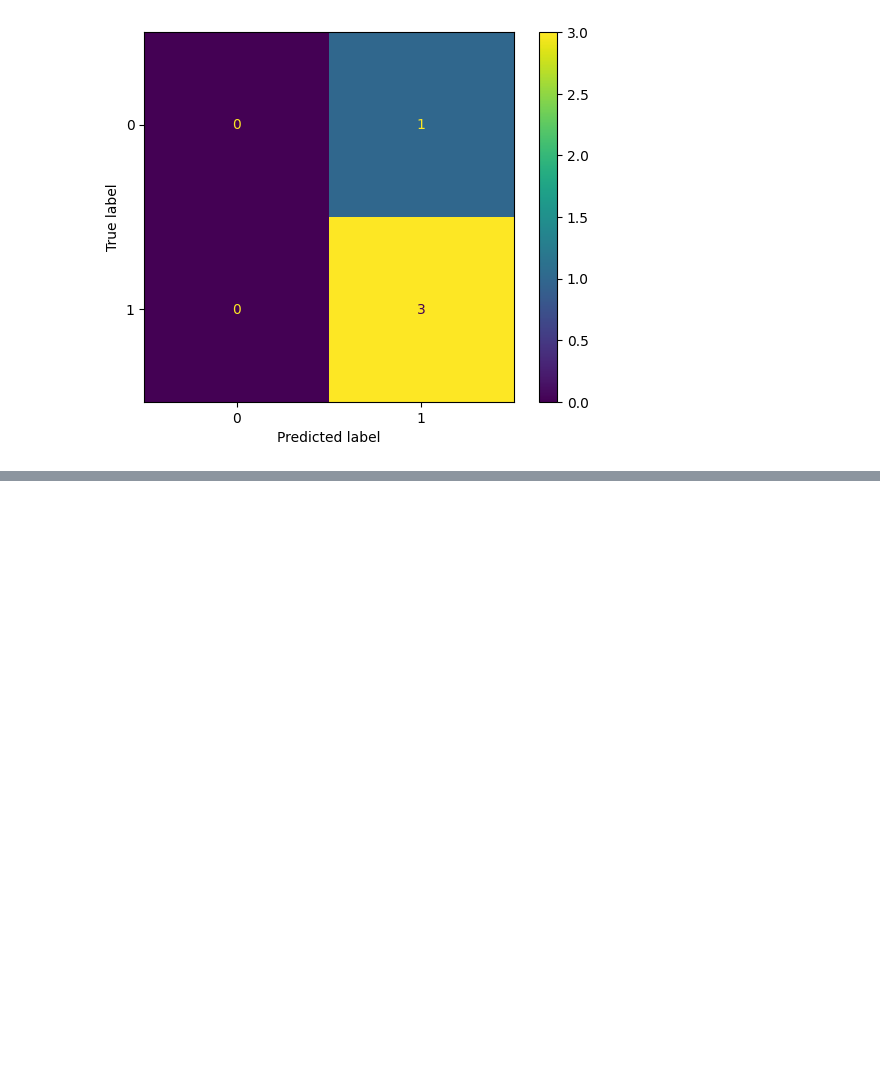
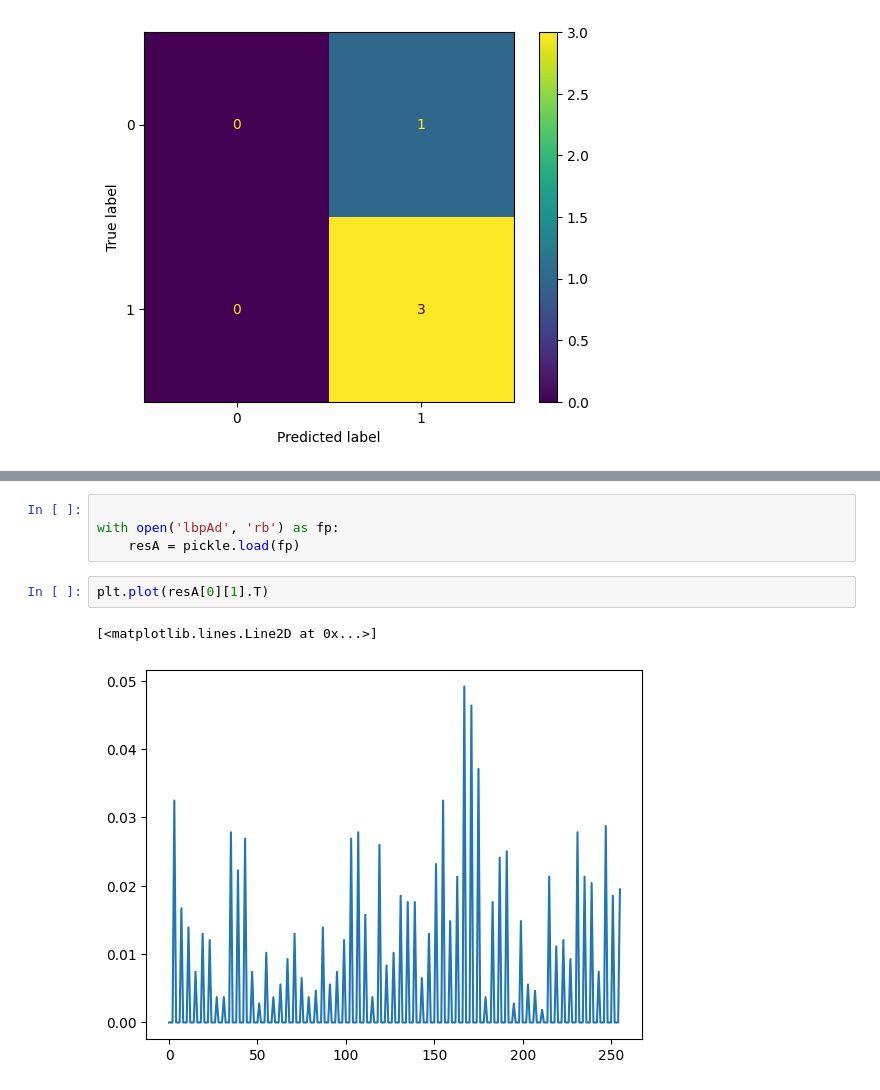
Before and after one commit to Adelaide-ReXIL/XV_prelim, a Jupyter notebook: Code/clinicalLBP.ipynb, the cells around one changed output, grey strips where cells are left out. Saved outputs shown, nothing was run; the diff lists cells and outputs as text; blank space fills up the shorter version.

```diff
--- a/Code/clinicalLBP.ipynb
+++ b/Code/clinicalLBP.ipynb
@@ -373,0 +368,9 @@ Stack trace:
+# %%
+
+with open('lbpAd', 'rb') as fp:
+    resA = pickle.load(fp)
+# %%
+plt.plot(resA[0][1].T)
+# %% [output]
+[<matplotlib.lines.Line2D at 0x...>]
+[figure, added]
```
Also changed, not shown: parts of 5 cells of this notebook, 2 other files.
